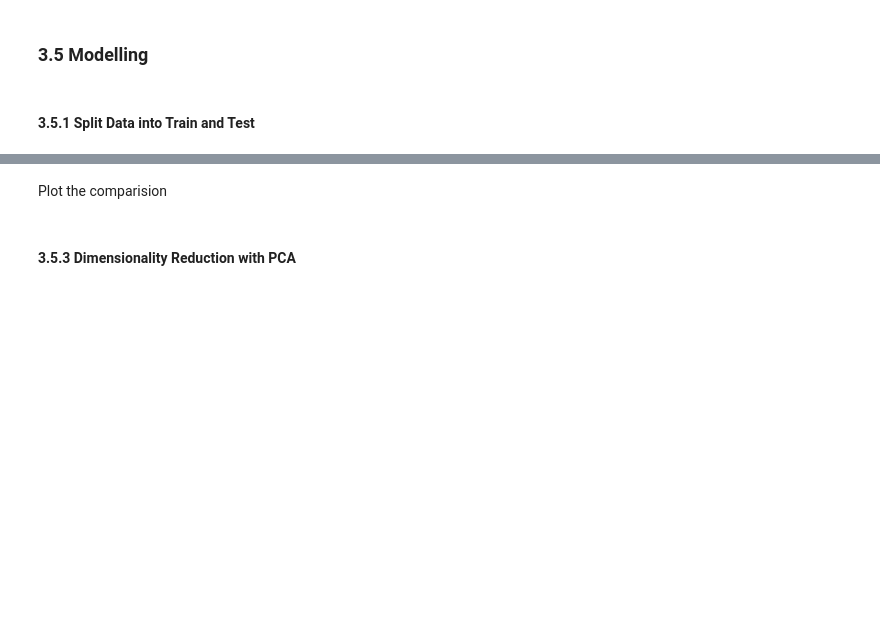
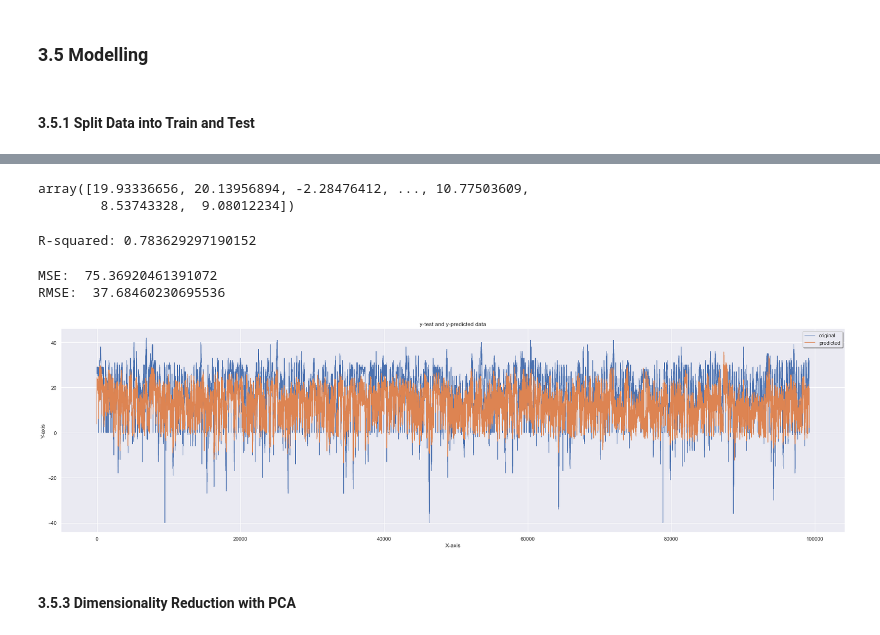
Before and after one commit to sumants-dev/CIS545-Project, a Jupyter notebook: Seasonal_weather_data__analysisv2.ipynb, the cells around one changed output, grey strips where cells are left out. Saved outputs shown, nothing was run; the diff lists cells and outputs as text; code cells hidden in the pictures; blank space fills up the shorter version.

Commit message:
updated models

```diff
--- a/Seasonal_weather_data__analysisv2.ipynb
+++ b/Seasonal_weather_data__analysisv2.ipynb
@@ -625,3 +827,7 @@ labels2 = labels2.astype('int64')
+# %%
+    new_weather_df["date_idx"] = pd.to_datetime(new_weather_df.datetime)
+    new_weather_df = new_weather_df.set_index("date_idx")
+    new_weather_df.index = new_weather_df.index.to_period("M")
 # %% [markdown]
 ### **3.5** Modelling
 # %% [markdown]
@@ -640 +854,7 @@ x_train2, x_test2, y_train2, y_test2 = train_test_split(features2, labels2, test
+# %%
+x_train = x_train.astype('int64')
+x_valid = x_valid.astype('int64')
+x_test = x_test.astype('int64')
+y_train = y_train.astype('int64')
+y_test = y_test.astype('int64')
 # %% [markdown]
@@ -642,9 +861,0 @@ x_train2, x_test2, y_train2, y_test2 = train_test_split(features2, labels2, test
-# %%
-from sklearn.naive_bayes import GaussianNB
-
-
-# TODO model
-nb = GaussianNB()
-nb.fit(x_train, y_train)
-y_pred = nb.predict(x_test)
-y_pred
@@ -666,4 +862,41 @@ print(naive_bayes_acc2)
-# %% [markdown]
-Plot the comparision
+# %%
+from sklearn import svm
+
+X = x_train
+y = y_train
+regr = svm.SVR()
+regr.fit(X, y)
+
+y_pred = regr.predict(x_test)
+# %% [output]
+array([19.93336656, 20.13956894, -2.28476412, ..., 10.77503609,
+        8.53743328,  9.08012234])
+# %%
+score = regr.score(x_train, y_train)
+print("R-squared:", score)
+# %% [output]
+R-squared: 0.783629297190152
+# %%
+#from sklearn import metrics
+#print("Accuracy:",metrics.accuracy_score(y_test, y_pred))
+
+mse = mean_squared_error(y_test, y_pred)
+print("MSE: ", mse)
+print("RMSE: ", mse*(1/2.0))
+# %% [output]
+MSE:  75.36920461391072
+RMSE:  37.68460230695536
+# %%
+x_ax = range(len(y_test))
+plt.plot(x_ax, y_test, linewidth=1, label="original")
+plt.plot(x_ax, y_pred, linewidth=1.1, label="predicted")
+plt.title("y-test and y-predicted data")
+plt.xlabel('X-axis')
+plt.ylabel('Y-axis')
+plt.legend(loc='best',fancybox=True, shadow=True)
+plt.grid(True)
+plt.show()
+# %% [output]
+[figure, added]
 # %% [markdown]
 #### **3.5.3** Dimensionality Reduction with PCA
```
Also changed, not shown: parts of 99 cells of this notebook, 6 other files.
